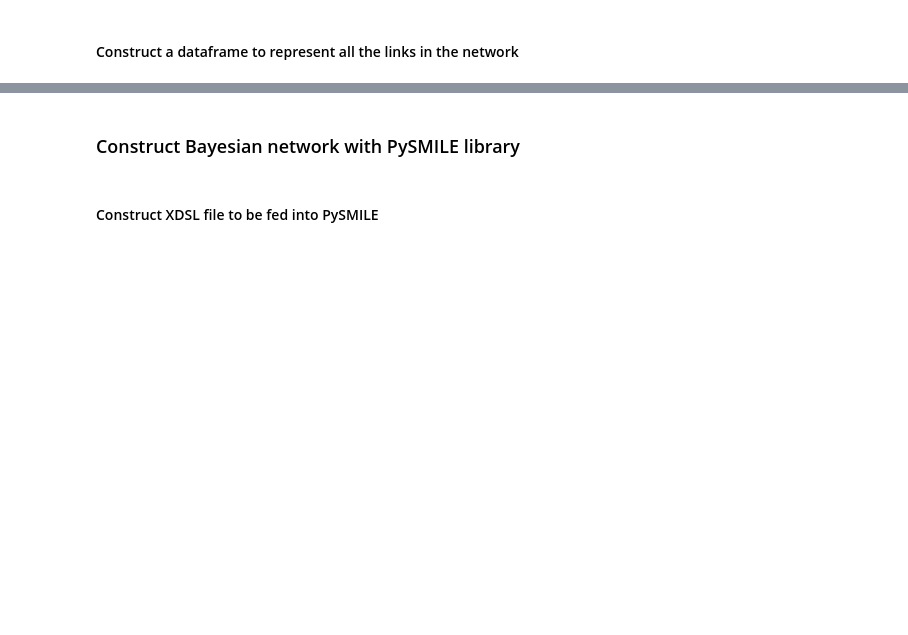
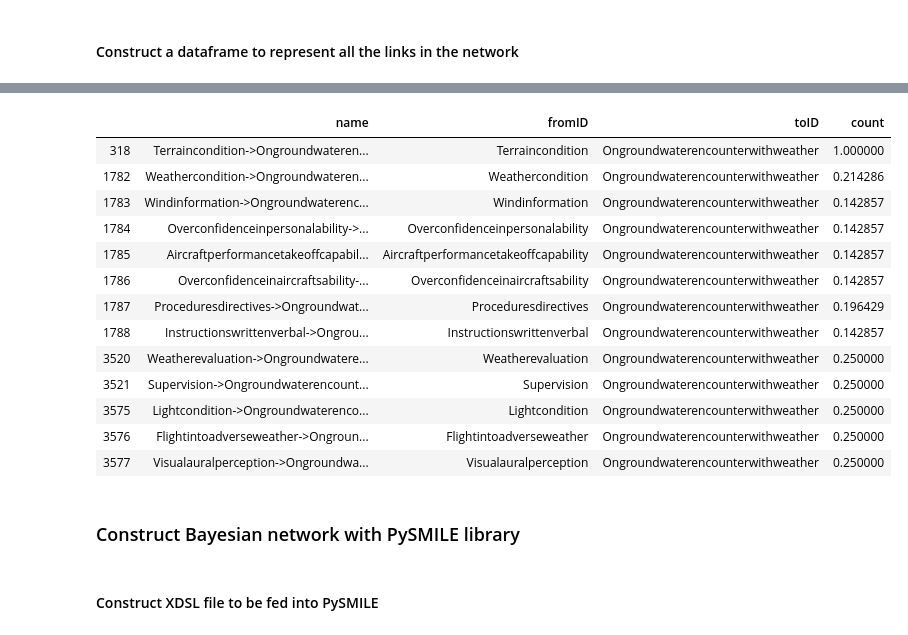
Before and after one commit to zxgcqupt/NTSB_Bayesian_Network, a Jupyter notebook: main.ipynb, the cells around one changed output, grey strips where cells are left out. Cells and saved outputs as stored; diff of their text form; code cells hidden in the pictures; blank space fills up the shorter version.

```diff
--- a/main.ipynb
+++ b/main.ipynb
@@ -551,0 +662,33 @@ df_records
+# %%
+setCauses = set(df_records['from'].values)
+
+dictElement = {}
+dictElementCount = {}
+
+for cause in setCauses:
+    per_event_id = set(df_records[df_records['from'] == cause]['eventId'].values)
+
+    #print ('Cause: ', cause)
+    #print ('Event ID: ', per_event_id)
+
+    for per_id in per_event_id:
+        per_outcomes = df_records[(df_records['from'] == cause) & (df_records['eventId'] == per_id)]['to']
+
+        for outcome in per_outcomes:
+            all_event_causes = df_records[(df_records['to'] == outcome) & (df_records['eventId'] == per_id)]['from']
+
+            #print ('Outcome: ', outcome)
+            #print ('all_event_causes: ', all_event_causes)
+            #print ('\n')
+
+            no_causes = all_event_causes.shape[0]
+            #print ('no causes: ', no_causes)
+
+            key = cause + '->' + outcome
+            if key in dictElement.keys():
+                #print (key)
+                dictElement[key] += 1/no_causes
+                dictElementCount[key] += 1
+            else:
+                dictElement[key] = 1/no_causes
+                dictElementCount[key] = 1
@@ -551,0 +704,3 @@ df_records
+# %%
+for key in dictElementCount.keys():
+    dictElement[key] = dictElement[key]/dictElementCount[key]
@@ -582,7 +781,7 @@ df_edges = pd.DataFrame(columns = lst)
 for key, value in dictEdges.items():
     name = key
     fromID, toID = str(key).split('->')
-    count = value
+    count = dictElement[key]
 
-    row = {'name': key, 'fromID': fromID, 'toID': toID, 'count': value}
+    row = {'name': key, 'fromID': fromID, 'toID': toID, 'count': count}
     df_edges = df_edges.append(row, ignore_index=True)
@@ -589,3 +825,20 @@ for key, value in dictEdges.items():
+# %%
+df_edges[df_edges['toID'] == 'Ongroundwaterencounterwithweather']
+# %% [output]
+|  | name | fromID | toID | count |
+| 318 | Terraincondition->Ongroundwateren... | Terraincondition | Ongroundwaterencounterwithweather | 1.000000 |
+| 1782 | Weathercondition->Ongroundwateren... | Weathercondition | Ongroundwaterencounterwithweather | 0.214286 |
+| 1783 | Windinformation->Ongroundwaterenc... | Windinformation | Ongroundwaterencounterwithweather | 0.142857 |
+| 1784 | Overconfidenceinpersonalability->... | Overconfidenceinpersonalability | Ongroundwaterencounterwithweather | 0.142857 |
+| 1785 | Aircraftperformancetakeoffcapabil... | Aircraftperformancetakeoffcapability | Ongroundwaterencounterwithweather | 0.142857 |
+| 1786 | Overconfidenceinaircraftsability-... | Overconfidenceinaircraftsability | Ongroundwaterencounterwithweather | 0.142857 |
+| 1787 | Proceduresdirectives->Ongroundwat... | Proceduresdirectives | Ongroundwaterencounterwithweather | 0.196429 |
+| 1788 | Instructionswrittenverbal->Ongrou... | Instructionswrittenverbal | Ongroundwaterencounterwithweather | 0.142857 |
+| 3520 | Weatherevaluation->Ongroundwatere... | Weatherevaluation | Ongroundwaterencounterwithweather | 0.250000 |
+| 3521 | Supervision->Ongroundwaterencount... | Supervision | Ongroundwaterencounterwithweather | 0.250000 |
+| 3575 | Lightcondition->Ongroundwaterenco... | Lightcondition | Ongroundwaterencounterwithweather | 0.250000 |
+| 3576 | Flightintoadverseweather->Ongroun... | Flightintoadverseweather | Ongroundwaterencounterwithweather | 0.250000 |
+| 3577 | Visualauralperception->Ongroundwa... | Visualauralperception | Ongroundwaterencounterwithweather | 0.250000 |
 # %% [markdown]
 ### Construct Bayesian network with PySMILE library
 # %% [markdown]
```
Also changed, not shown: parts of 48 cells of this notebook.
